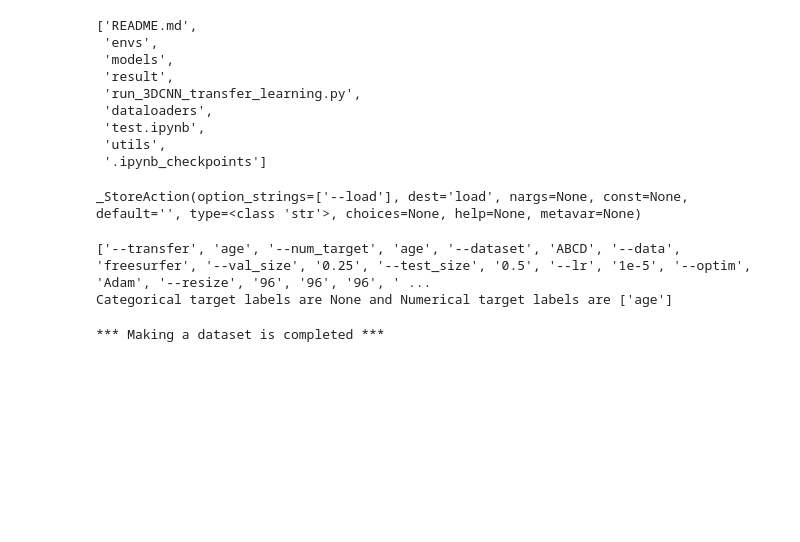
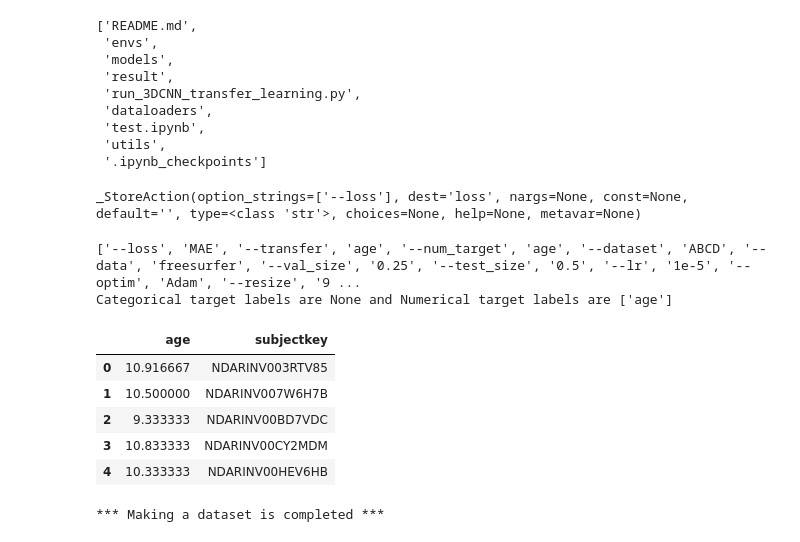
Before and after one commit to Transconnectome/ABCD-3DCNN, a Jupyter notebook: STEP_5_Transfer_learning/test.ipynb, the cells around one changed output. Drawn from its saved outputs; the diff is of its cells as text; code cells hidden in the pictures; blank space fills up the shorter version.

Commit message:
modified layer weight initialization & model load

```diff
--- a/STEP_5_Transfer_learning/test.ipynb
+++ b/STEP_5_Transfer_learning/test.ipynb
@@ -232,10 +250,11 @@ parser.add_argument("--sbatch", type=str, required=False, choices=['True', 'Fals
 parser.add_argument("--transfer", type=str, required=False, default=None, choices=['sex','age','simclr'])
 parser.add_argument("--unfrozen_layer", type=int, required=False, default=0)
 parser.add_argument("--load", type=str, required=False, default="")
+parser.add_argument("--loss", type=str, required=False, default="")
 # %% [output]
-_StoreAction(option_strings=['--load'], dest='load', nargs=None, const=None, default='', type=<class 'str'>, choices=None, help=None, metavar=None)
+_StoreAction(option_strings=['--loss'], dest='loss', nargs=None, const=None, default='', type=<class 'str'>, choices=None, help=None, metavar=None)
 # %%
-command = '--transfer age --num_target age --dataset ABCD --data freesurfer --val_size 0.25 --test_size 0.5 --lr 1e-5 --optim Adam --resize 96 96 96 --scheduler on --train_batch_size 128 --val_batch_size 128 --exp_name loadtset --model densenet3D121 --epoch 3 --unfrozen_layer 6 --gpus 0 --load 01_212abe'
+command = '--loss MAE --transfer age --num_target age --dataset ABCD --data freesurfer --val_size 0.25 --test_size 0.5 --lr 1e-5 --optim Adam --resize 96 96 96 --scheduler on --train_batch_size 128 --val_batch_size 128 --exp_name loadtset --model densenet3D121 --epoch 3 --unfrozen_layer 6 --gpus 0 --load 01_212abe'
 # %%
 command = command.split(" ")
 print(command)
@@ -249,8 +268,26 @@ elif not args.num_target:
 elif not args.cat_target and args.num_target:
     raise ValueError('YOU SHOULD SELECT THE TARGET!')
 # %% [output]
-['--transfer', 'age', '--num_target', 'age', '--dataset', 'ABCD', '--data', 'freesurfer', '--val_size', '0.25', '--test_size', '0.5', '--lr', '1e-5', '--optim', 'Adam', '--resize', '96', '96', '96', ' ...
+['--loss', 'MAE', '--transfer', 'age', '--num_target', 'age', '--dataset', 'ABCD', '--data', 'freesurfer', '--val_size', '0.25', '--test_size', '0.5', '--lr', '1e-5', '--optim', 'Adam', '--resize', '9 ...
 Categorical target labels are None and Numerical target labels are ['age']
+# %%
+col_list = args.num_target + args.cat_target + ['subjectkey']
+subject_data = pd.read_csv('/scratch/connectome/3DCNN/data/1.ABCD/4.demo_qc/ABCD_phenotype_total.csv')
+subject_data = subject_data.loc[:,col_list]
+subject_data = subject_data.sort_values(by='subjectkey')
+subject_data = subject_data.dropna(axis = 0)
+subject_data = subject_data.reset_index(drop=True)
+if args.transfer != '' and args.dataset == 'ABCD' and args.loss == 'MAE':
+    subject_data.age /= 12
+# %%
+subject_data.head()
+# %% [output]
+|  | age | subjectkey |
+| 0 | 10.916667 | NDARINV003RTV85 |
+| 1 | 10.500000 | NDARINV007W6H7B |
+| 2 | 9.333333 | NDARINV00BD7VDC |
+| 3 | 10.833333 | NDARINV00CY2MDM |
+| 4 | 10.333333 | NDARINV00HEV6HB |
 # %%
 import sys
 del sys.modules['envs.transfer']
```
Also changed, not shown: parts of 2 cells of this notebook, 7 other files.
